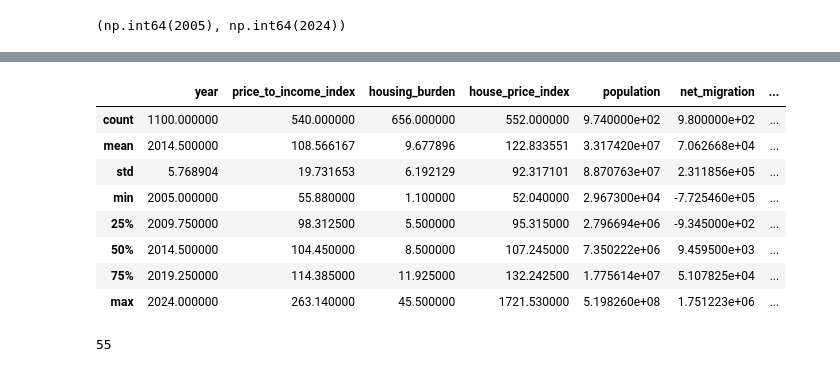
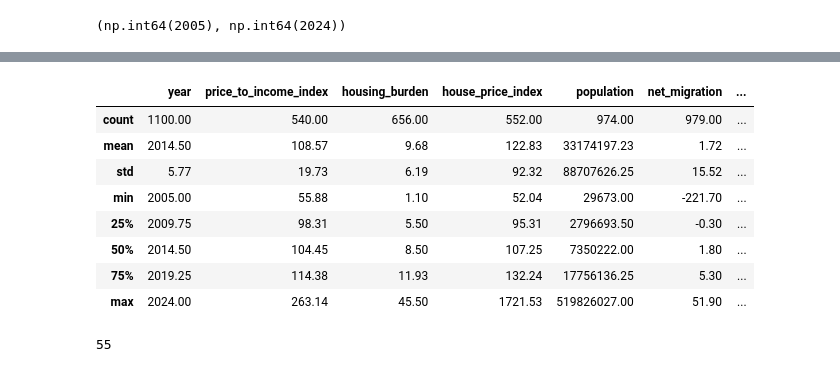
Before and after one commit to baktofebruary/InfoVis, a Jupyter notebook: notebooks/prepare_data.ipynb, the cells around one changed output, grey strips where cells are left out. Cells and saved outputs as stored; diff of their text form; code cells hidden in the pictures.

```diff
--- a/notebooks/prepare_data.ipynb
+++ b/notebooks/prepare_data.ipynb
@@ -334,17 +335,18 @@ Data columns (total 12 columns):
 dtypes: float64(10), int64(1), object(1)
 memory usage: 103.3+ KB
 # %%
+pd.set_option('display.float_format', '{:.2f}'.format)
 final_df.describe()
 # %% [output]
 |  | year | price_to_income_index | housing_burden | house_price_index | population | net_migration | ... |
-| count | 1100.000000 | 540.000000 | 656.000000 | 552.000000 | 9.740000e+02 | 9.800000e+02 | ... |
-| mean | 2014.500000 | 108.566167 | 9.677896 | 122.833551 | 3.317420e+07 | 7.062668e+04 | ... |
-| std | 5.768904 | 19.731653 | 6.192129 | 92.317101 | 8.870763e+07 | 2.311856e+05 | ... |
-| min | 2005.000000 | 55.880000 | 1.100000 | 52.040000 | 2.967300e+04 | -7.725460e+05 | ... |
-| 25% | 2009.750000 | 98.312500 | 5.500000 | 95.315000 | 2.796694e+06 | -9.345000e+02 | ... |
-| 50% | 2014.500000 | 104.450000 | 8.500000 | 107.245000 | 7.350222e+06 | 9.459500e+03 | ... |
-| 75% | 2019.250000 | 114.385000 | 11.925000 | 132.242500 | 1.775614e+07 | 5.107825e+04 | ... |
-| max | 2024.000000 | 263.140000 | 45.500000 | 1721.530000 | 5.198260e+08 | 1.751223e+06 | ... |
+| count | 1100.00 | 540.00 | 656.00 | 552.00 | 974.00 | 979.00 | ... |
+| mean | 2014.50 | 108.57 | 9.68 | 122.83 | 33174197.23 | 1.72 | ... |
+| std | 5.77 | 19.73 | 6.19 | 92.32 | 88707626.25 | 15.52 | ... |
+| min | 2005.00 | 55.88 | 1.10 | 52.04 | 29673.00 | -221.70 | ... |
+| 25% | 2009.75 | 98.31 | 5.50 | 95.31 | 2796693.50 | -0.30 | ... |
+| 50% | 2014.50 | 104.45 | 8.50 | 107.25 | 7350222.00 | 1.80 | ... |
+| 75% | 2019.25 | 114.38 | 11.93 | 132.24 | 17756136.25 | 5.30 | ... |
+| max | 2024.00 | 263.14 | 45.50 | 1721.53 | 519826027.00 | 51.90 | ... |
 # %%
 final_df['country'].nunique()
 # %% [output]
```
Also changed, not shown: parts of 22 cells of this notebook, 2 other files.
